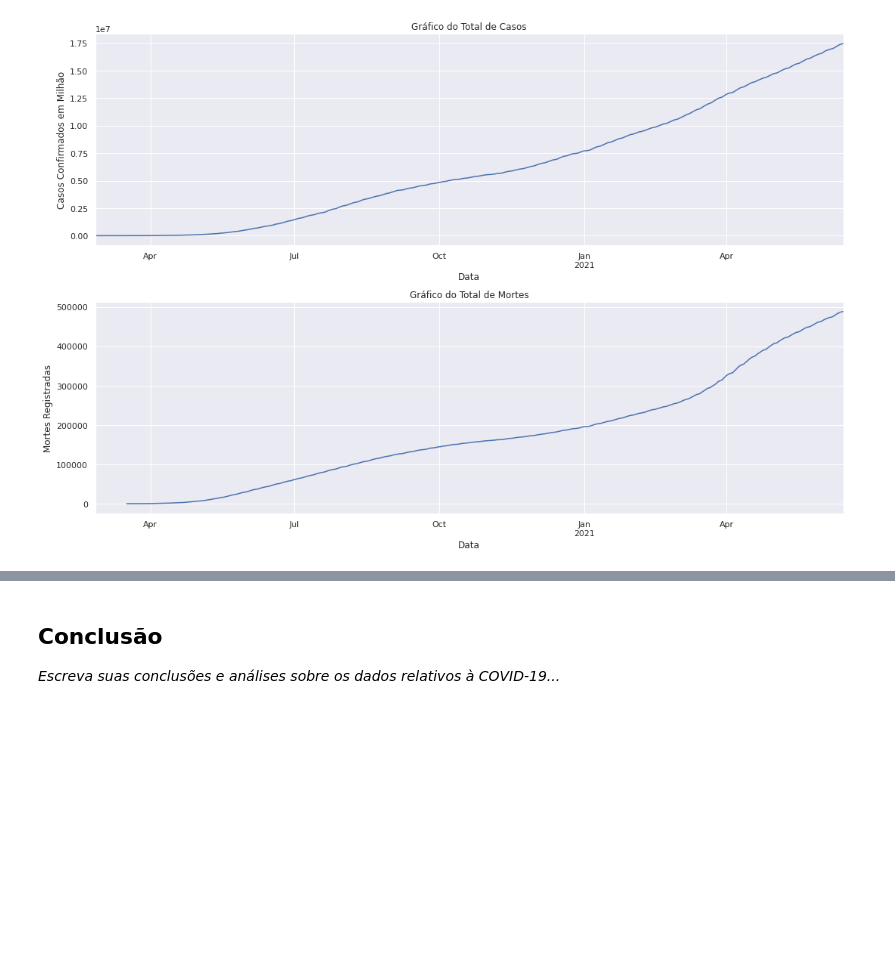
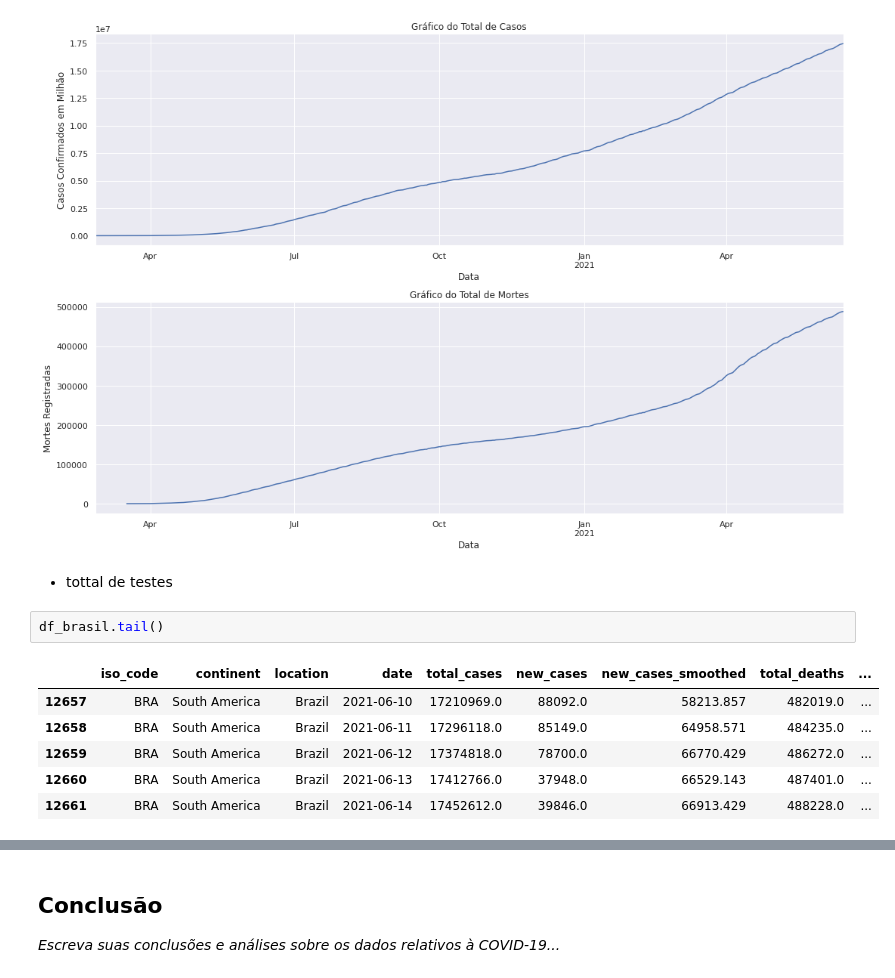
Before and after one commit to robson-ribeiro-da-silva/projects_data_science, a Jupyter notebook: Panorama_do_COVID_19_no_Brasil.ipynb, the cells around one changed output, grey strips where cells are left out. Cells and saved outputs as stored; diff of their text form; blank space fills up the shorter version.

```diff
--- a/Panorama_do_COVID_19_no_Brasil.ipynb
+++ b/Panorama_do_COVID_19_no_Brasil.ipynb
@@ -458,3 +447,14 @@ ax2.set_xlabel("Data")
 plt.tight_layout()
 # %% [output]
 [figure]
+# %% [markdown]
+* tottal de testes
+# %%
+df_brasil.tail()
+# %% [output]
+|  | iso_code | continent | location | date | total_cases | new_cases | new_cases_smoothed | total_deaths | ... |
+| 12657 | BRA | South America | Brazil | 2021-06-10 | 17210969.0 | 88092.0 | 58213.857 | 482019.0 | ... |
+| 12658 | BRA | South America | Brazil | 2021-06-11 | 17296118.0 | 85149.0 | 64958.571 | 484235.0 | ... |
+| 12659 | BRA | South America | Brazil | 2021-06-12 | 17374818.0 | 78700.0 | 66770.429 | 486272.0 | ... |
+| 12660 | BRA | South America | Brazil | 2021-06-13 | 17412766.0 | 37948.0 | 66529.143 | 487401.0 | ... |
+| 12661 | BRA | South America | Brazil | 2021-06-14 | 17452612.0 | 39846.0 | 66913.429 | 488228.0 | ... |
```
Also changed, not shown: parts of 17 cells of this notebook.
